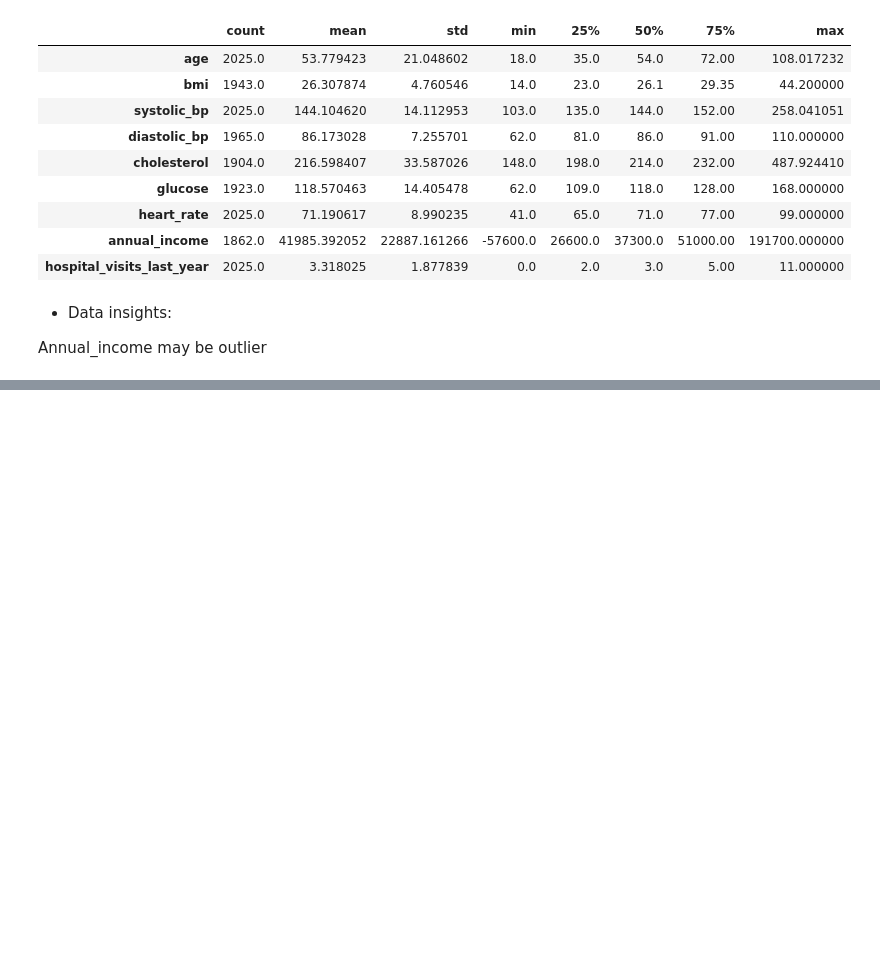
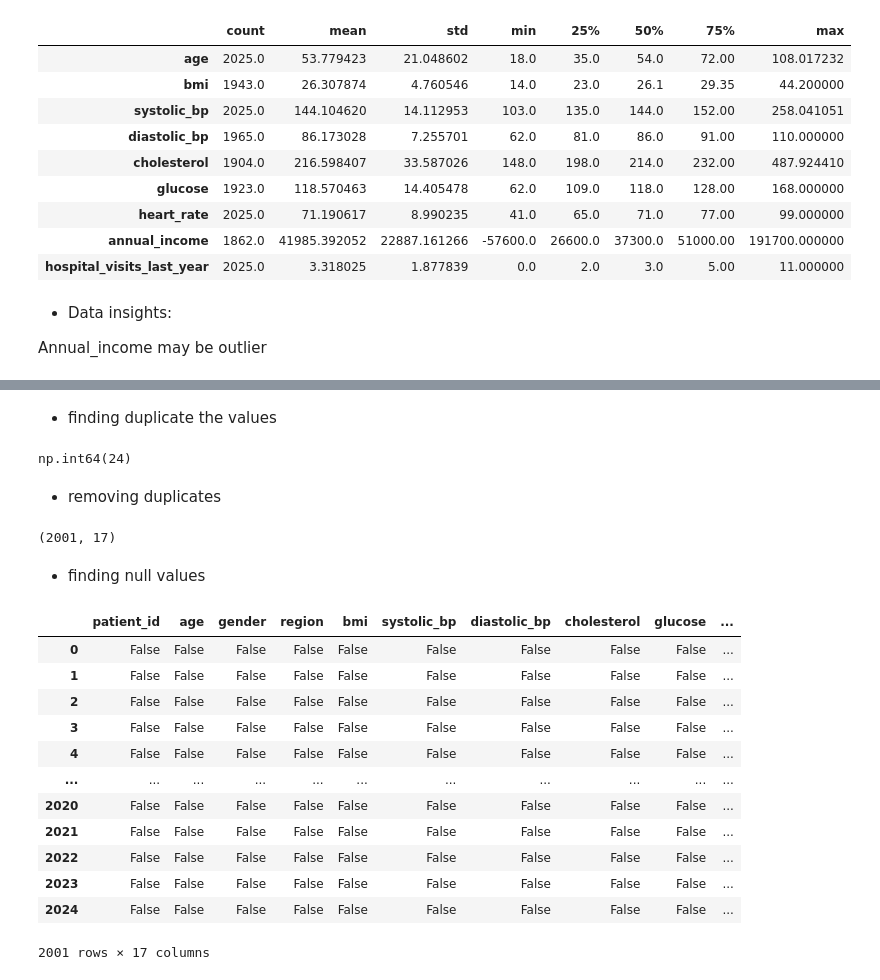
Before and after one commit to laxmanclinilaunch-hub/AI-ML-8-9-, a Jupyter notebook: 2.EDA/EDA_project.ipynb, the cells around one changed output, grey strips where cells are left out. Cells and saved outputs as stored; diff of their text form; code cells hidden in the pictures; blank space fills up the shorter version.

```diff
--- a/2.EDA/EDA_project.ipynb
+++ b/2.EDA/EDA_project.ipynb
@@ -123,0 +167,2 @@ df.describe().T
+# %%
+df["patient_id"]=df["patient_id"].str.replace("P",'')
@@ -123,0 +194,2 @@ df.describe().T
+# %%
+df["patient_id"]=df["patient_id"].astype("int")
@@ -123,0 +232,34 @@ df.describe().T
+# %% [markdown]
+- finding duplicate the values
+# %%
+df.duplicated().sum()
+# %% [output]
+np.int64(24)
+# %% [markdown]
+- removing duplicates
+# %%
+df.drop_duplicates(inplace=True)
+# %%
+# checking data shape
+
+df.shape
+# %% [output]
+(2001, 17)
+# %% [markdown]
+- finding null values
+# %%
+df.isnull()
+# %% [output]
+|  | patient_id | age | gender | region | bmi | systolic_bp | diastolic_bp | cholesterol | glucose | ... |
+| 0 | False | False | False | False | False | False | False | False | False | ... |
+| 1 | False | False | False | False | False | False | False | False | False | ... |
+| 2 | False | False | False | False | False | False | False | False | False | ... |
+| 3 | False | False | False | False | False | False | False | False | False | ... |
+| 4 | False | False | False | False | False | False | False | False | False | ... |
+| ... | ... | ... | ... | ... | ... | ... | ... | ... | ... | ... |
+| 2020 | False | False | False | False | False | False | False | False | False | ... |
+| 2021 | False | False | False | False | False | False | False | False | False | ... |
+| 2022 | False | False | False | False | False | False | False | False | False | ... |
+| 2023 | False | False | False | False | False | False | False | False | False | ... |
+| 2024 | False | False | False | False | False | False | False | False | False | ... |
+2001 rows × 17 columns
```
Also changed, not shown: parts of 21 cells of this notebook.
